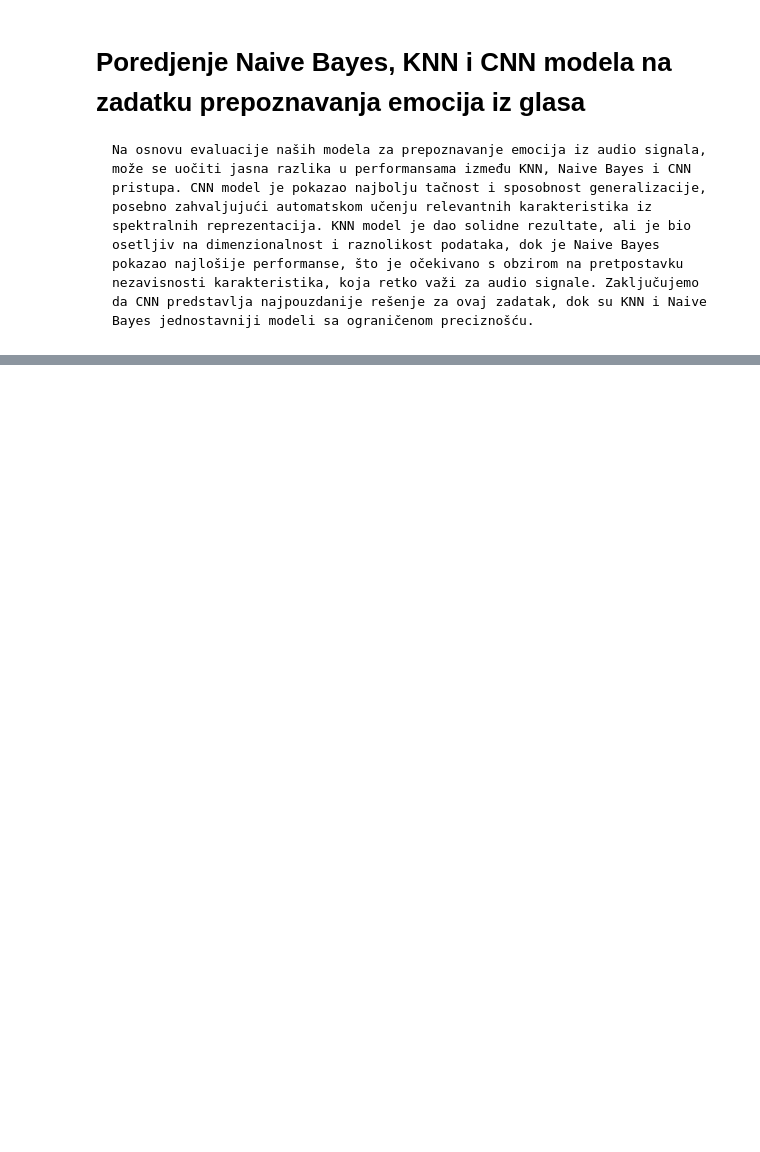
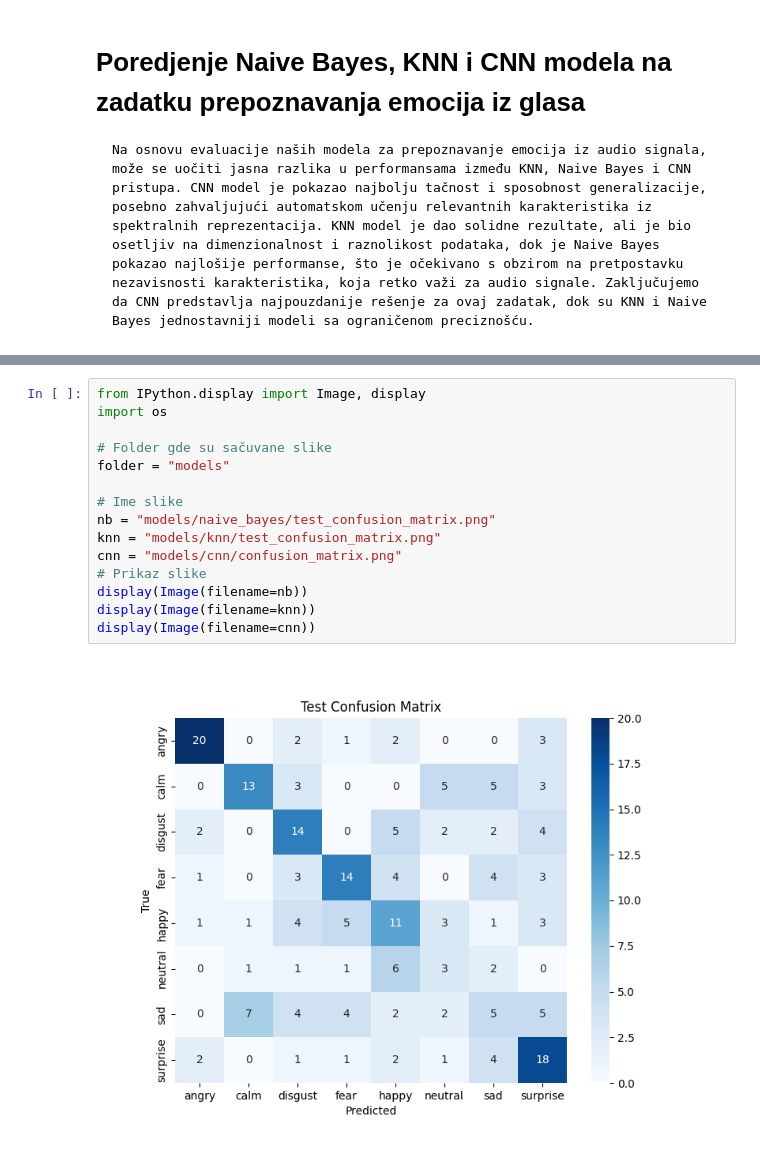
Before and after one commit to andjelavostic/emotion-detector, a Jupyter notebook: compare_models.ipynb, the cells around one changed output, grey strips where cells are left out. Drawn from its saved outputs; the diff is of its cells as text; blank space fills up the shorter version.

```diff
--- a/compare_models.ipynb
+++ b/compare_models.ipynb
@@ -99,0 +4,17 @@ plt.show()
+# %%
+from IPython.display import Image, display
+import os
+
+# Folder gde su sačuvane slike
+folder = "models"
+
+# Ime slike
+nb = "models/naive_bayes/test_confusion_matrix.png"
+knn = "models/knn/test_confusion_matrix.png"
+cnn = "models/cnn/confusion_matrix.png"
+# Prikaz slike
+display(Image(filename=nb))
+display(Image(filename=knn))
+display(Image(filename=cnn))
+# %% [output]
+[figure, added]
```
Also changed, not shown: parts of 2 cells of this notebook, 3 other files.
